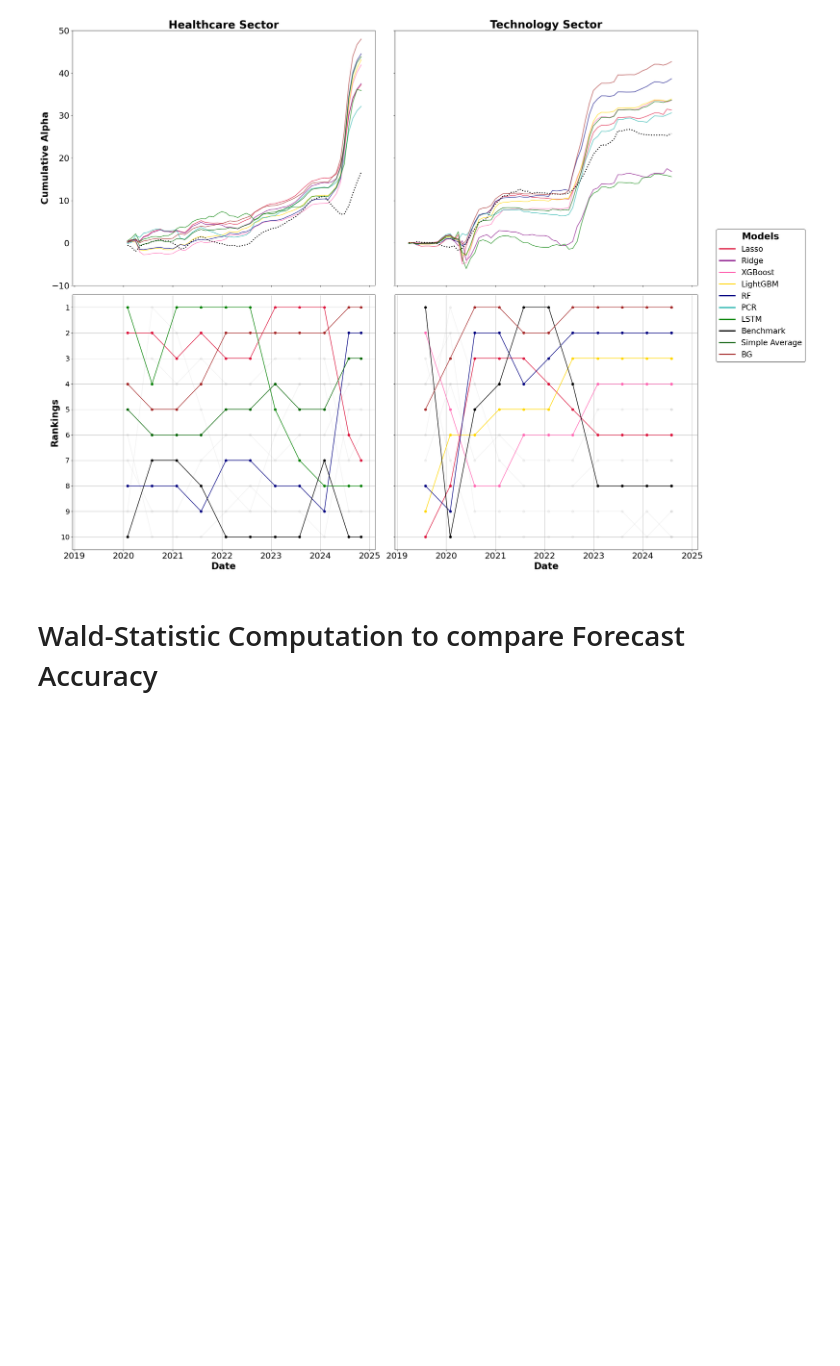
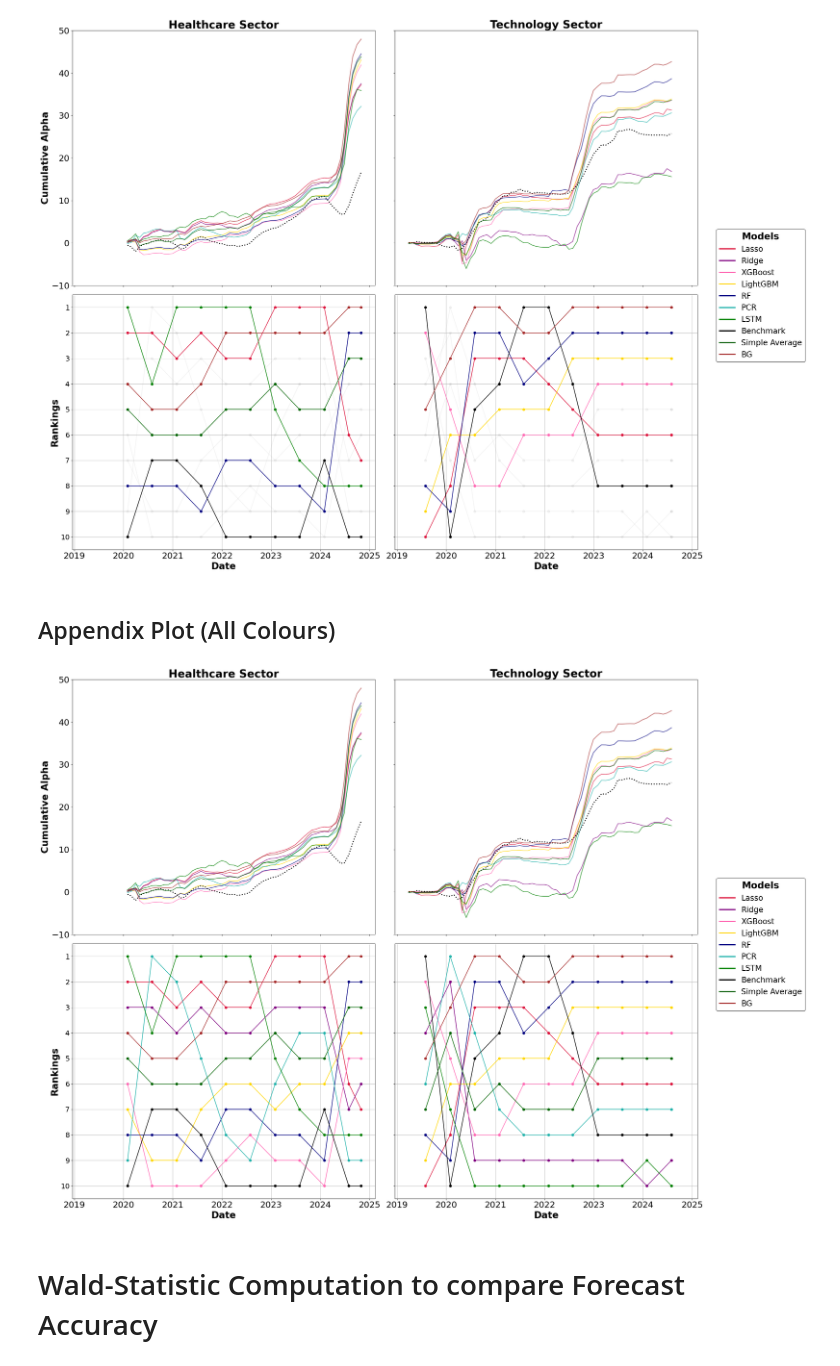
Before and after one commit to willafred/AlphaVision, a Jupyter notebook: scripts/alpha_plots.ipynb, the cells around one changed output. Saved outputs shown, nothing was run; the diff lists cells and outputs as text; code cells hidden in the pictures; blank space fills up the shorter version.

Commit message:
addition of appendix plot

```diff
--- a/scripts/alpha_plots.ipynb
+++ b/scripts/alpha_plots.ipynb
@@ -411,6 +407,22 @@ plot_combined_subplot(all_results_healthcare_clean, all_results_tech_clean, plot
                       outcome_var='rolling_alpha_5f', color_list1=color_list_healthcare, color_list2=color_list_tech)
 # %% [output]
 [figure]
+# %% [markdown]
+## Appendix Plot (All Colours)
+# %%
+# Define color lists
+color_list_healthcare = {'Ridge': 'purple', 'XGBoost': 'hotpink', 'PCR': 'lightseagreen', 'RF': 'navy', 'Lasso':'crimson',
+                  'LightGBM':'gold', 'LSTM':'green', 'Benchmark':'black',
+                  'Simple Average':'darkgreen', 'BG':'brown'}
+color_list_tech = {'Ridge': 'purple', 'XGBoost': 'hotpink', 'PCR': 'lightseagreen', 'RF': 'navy', 'Lasso':'crimson',
+                  'LightGBM':'gold', 'LSTM':'green', 'Benchmark':'black',
+                  'Simple Average':'darkgreen', 'BG':'brown'}
+
+# Call function for both sectors
+plot_combined_subplot(all_results_healthcare_clean, all_results_tech_clean, plot_difference,
+                      outcome_var='rolling_alpha_5f', color_list1=color_list_healthcare, color_list2=color_list_tech)
+# %% [output]
+[figure, added]
 # %% [markdown]
 # Wald-Statistic Computation to compare Forecast Accuracy
 # %%
```
Also changed, not shown: parts of 3 cells of this notebook.
